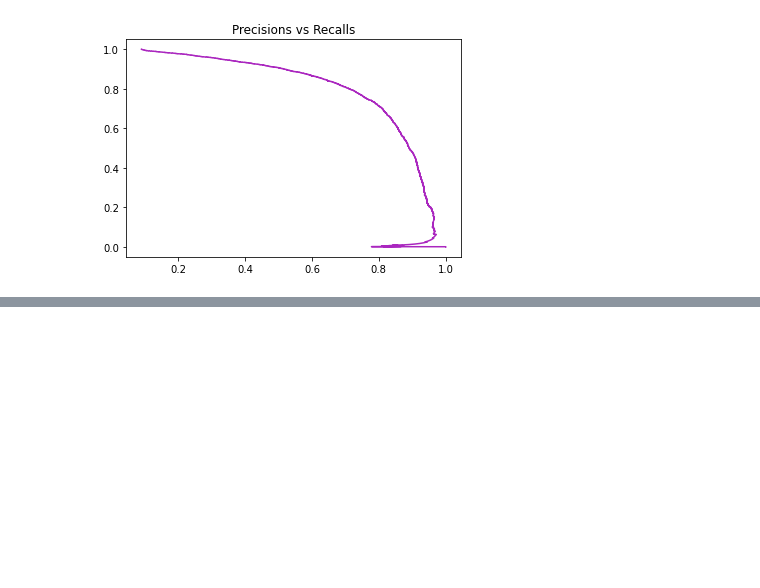
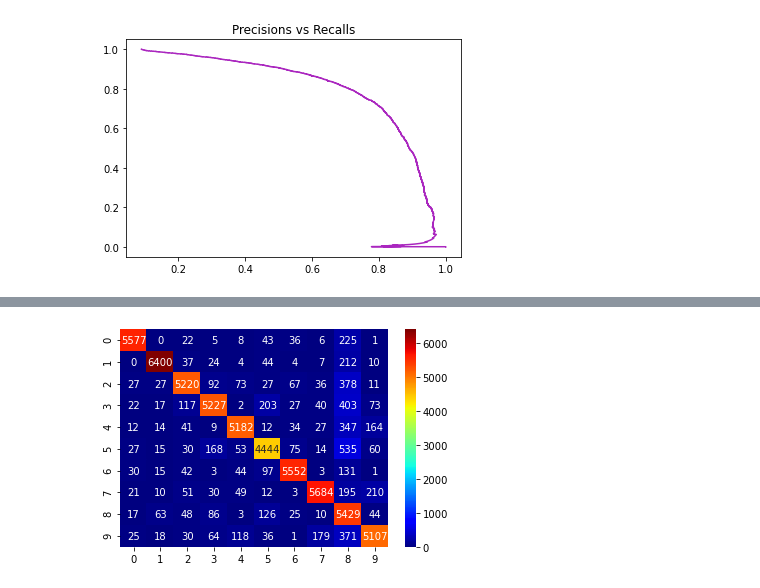
Before and after one commit to jfdev001/handson-ml, a Jupyter notebook: CH3/proj.ipynb, the cells around one changed output, grey strips where cells are left out. Saved outputs shown, nothing was run; the diff lists cells and outputs as text; code cells hidden in the pictures; blank space fills up the shorter version.

```diff
--- a/CH3/proj.ipynb
+++ b/CH3/proj.ipynb
@@ -189,0 +329,11 @@ fpr, tpr, thresholds = roc_curve(y_train_5, y_scores)
+# %%
+# ERROR ANALYSIS
+
+# Make predictions on y_train using y_pred
+y_train_pred = cross_val_predict(sgd_clf, X_train_scaled, y_train, cv=3)
+# %%
+# Confusion matrix -- y_train and y_preds
+# Remember how each row -- corresponds to the class
+# Each column corresponds to the predicted class
+new_cm = confusion_matrix(y_train, y_train_pred)
+display(sp.Matrix(new_cm))
@@ -189,0 +342,28 @@ fpr, tpr, thresholds = roc_curve(y_train_5, y_scores)
+# %%
+def plot_hmap(matrix, cmap="jet", annot=False, fmt="d"):
+    """Helper function to plot heat map.
+    :param matrix: <class 'numpy.ndarray'> Data for heatmap.
+    :param cmap: <class 'str'> Color of color map.
+    :param annot: <class 'bool'> Annotate heatmap.
+    :param fmt: <class 'str'> Format of data displayed on heatmap.
+    :return: <class 'matplotlib.figure.Figure'> containing single
+        subplot in which there is a single
+        <class 'matplotlib.axes._subplots.AxesSubplot'> of a heatmap.
+    """
+    # Figure obj
+    hmap_fig = plt.figure()
+
+    # Ax obj
+    hmap_ax = hmap_fig.add_subplot(111)
+
+    # The heatmap
+    sns.heatmap(matrix, cmap=cmap, annot=annot, ax=hmap_ax, fmt=fmt)
+
+    # Return the figure
+    return hmap_fig
+# %%
+# Heatmap for plot
+new_cm_hmap = plot_hmap(new_cm, annot=True)
+new_cm_hmap.savefig("./figures/sgd_mnist_hmap.jpg", bbox_inches="tight")
+# %% [output]
+[figure, added]
```
Also changed, not shown: parts of 36 cells of this notebook, 3 other files.
